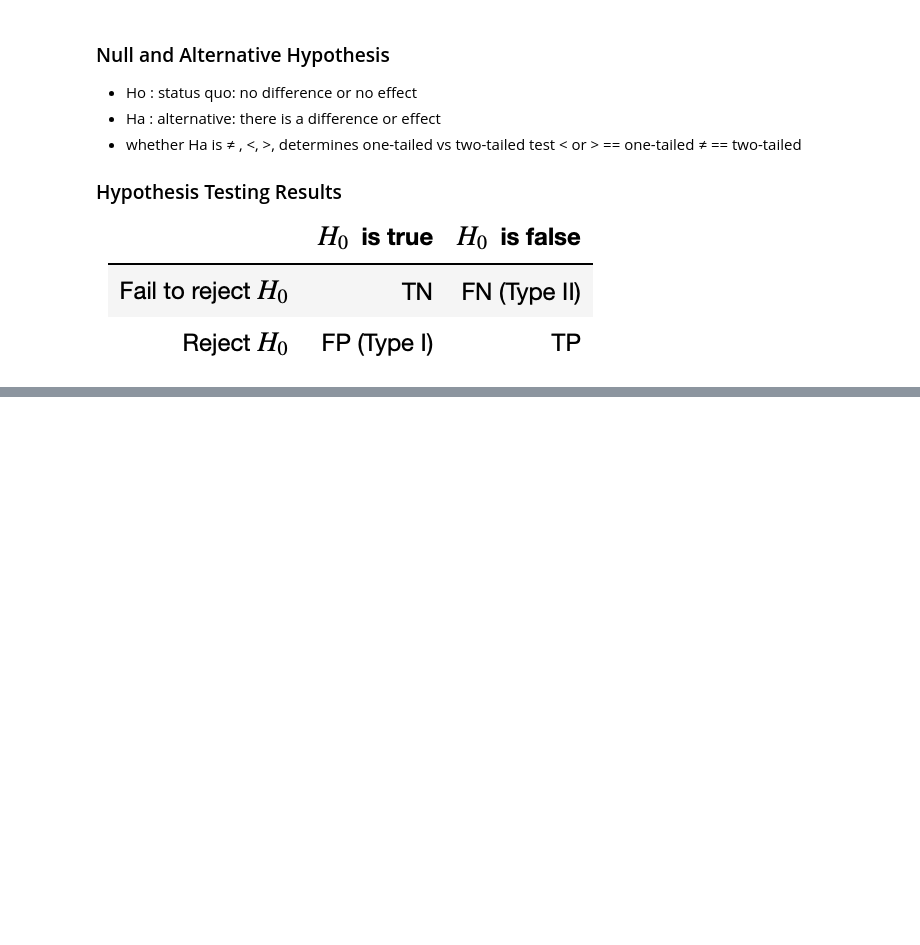
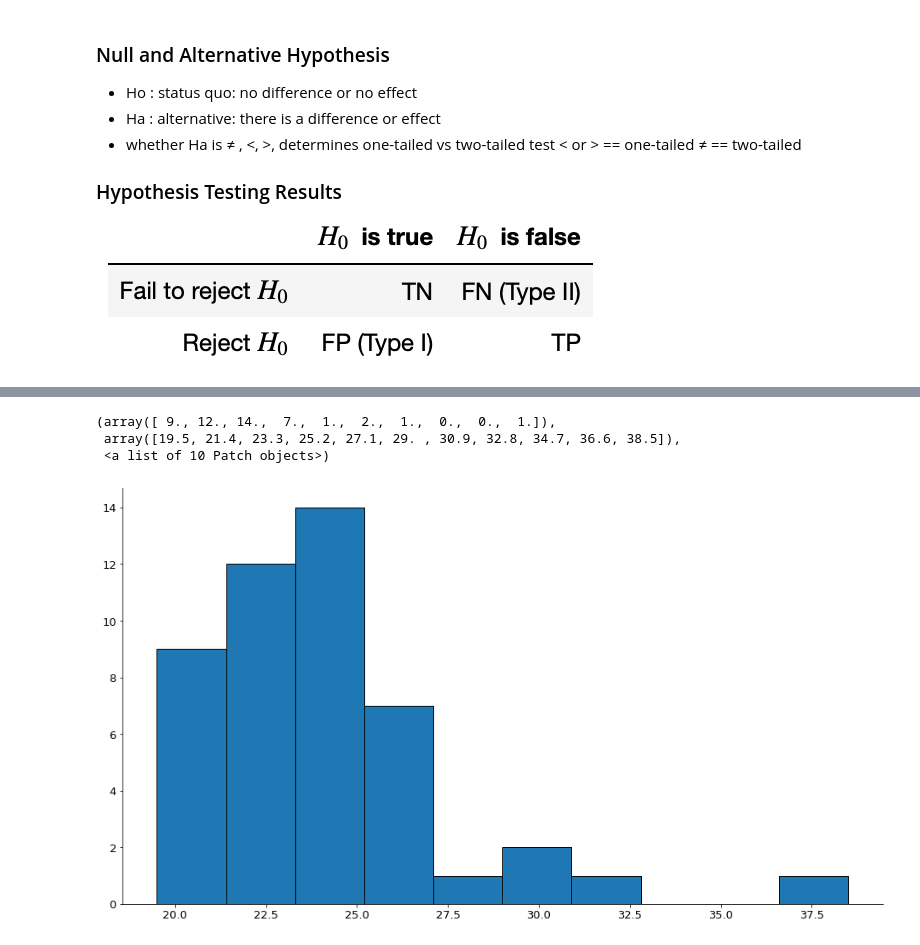
Before and after one commit to george887/statistics-exercises, a Jupyter notebook: hypothesis_testing.ipynb, the cells around one changed output, grey strips where cells are left out. Cells and saved outputs as stored; diff of their text form; code cells hidden in the pictures; blank space fills up the shorter version.

```diff
--- a/hypothesis_testing.ipynb
+++ b/hypothesis_testing.ipynb
@@ -186,0 +369,10 @@ For each of the following scenarios: refine the question, generate a null and al
+# %%
+# First creating a column of compact cars avg mpg and all cars mpg
+compact = mpg[mpg["class"] == "compact"].average_mpg
+avg_mpg = mpg.average_mpg
+plt.hist(compact)
+# %% [output]
+(array([ 9., 12., 14.,  7.,  1.,  2.,  1.,  0.,  0.,  1.]),
+ array([19.5, 21.4, 23.3, 25.2, 27.1, 29. , 30.9, 32.8, 34.7, 36.6, 38.5]),
+ <a list of 10 Patch objects>)
+[figure, added]
```
Also changed, not shown: parts of 39 cells of this notebook, 1 other file.
